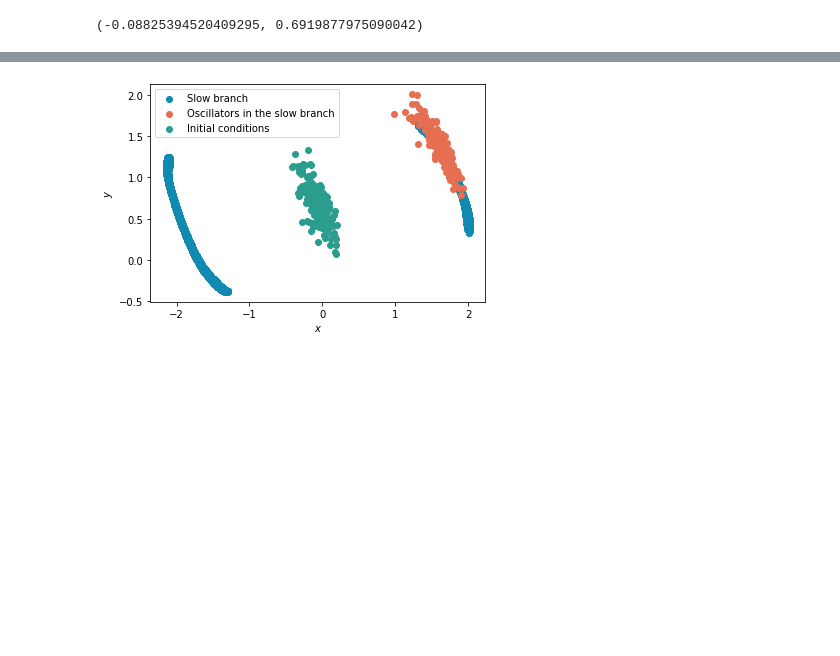
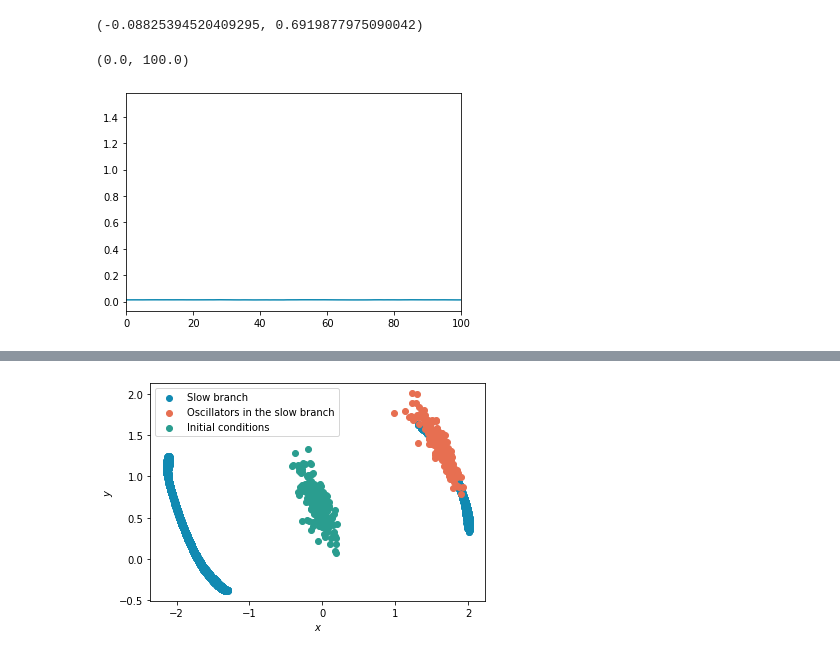
Before and after one commit to giorgionicoletti/OscillationsFH, a Jupyter notebook: notebooks/ReturnTimes.ipynb, the cells around one changed output, grey strips where cells are left out. Saved outputs shown, nothing was run; the diff lists cells and outputs as text; code cells hidden in the pictures; blank space fills up the shorter version.

```diff
--- a/notebooks/ReturnTimes.ipynb
+++ b/notebooks/ReturnTimes.ipynb
@@ -146,3 +146,9 @@ xCenter, yCenter = utils.estimate_baricenter(x_BR, y_BR)
 xCenter, yCenter
 # %% [output]
 (-0.08825394520409295, 0.6919877975090042)
+# %%
+plt.plot(np.var(x_BR, axis = -1))
+plt.xlim(0,100)
+# %% [output]
+(0.0, 100.0)
+[figure, added]
```
Also changed, not shown: parts of 5 cells of this notebook.
